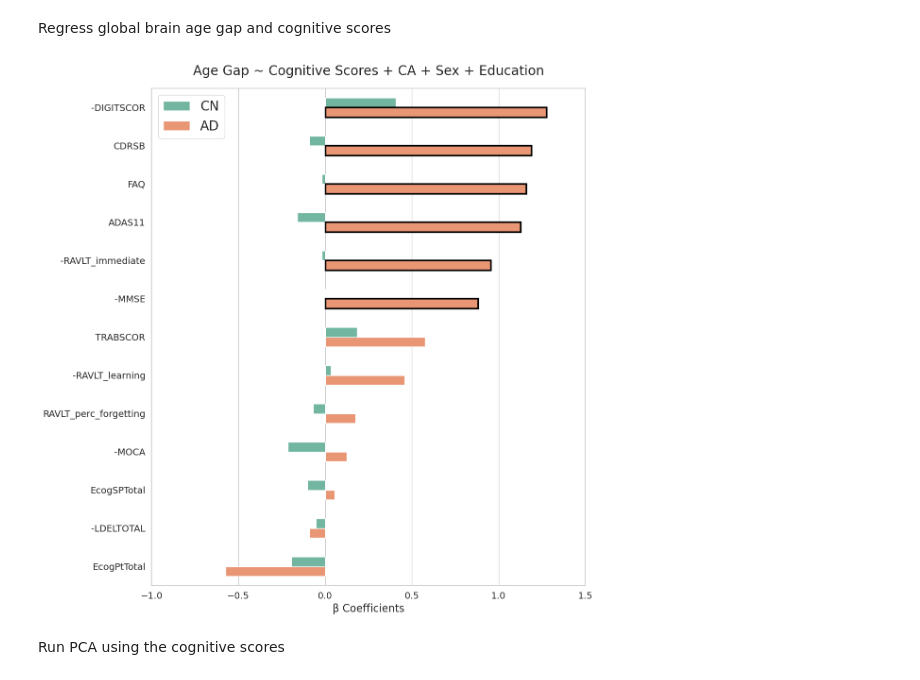
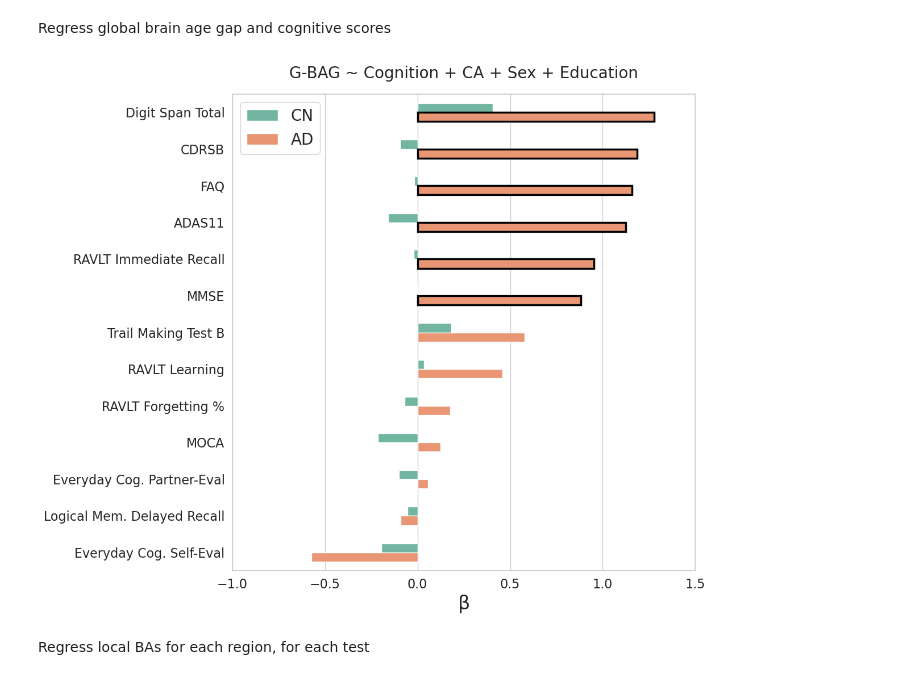
Before and after one commit to SamAndTheSun/Graph_UNet, a Jupyter notebook: notebooks/AD_analysis.ipynb, the cells around one changed output. Drawn from its saved outputs; the diff is of its cells as text; code cells hidden in the pictures.

```diff
--- a/notebooks/AD_analysis.ipynb
+++ b/notebooks/AD_analysis.ipynb
@@ -144,6 +144,18 @@ global_results.to_csv(f'{output_dir}global_cog_tests.csv')
 # %%
 # Load in the global results and add a column for overlap
 global_results = pd.read_csv(f'{output_dir}global_cog_tests.csv')
+
+# Replace certain tests to make them more readable
+global_results['test'] = global_results['test'].replace({
+    'DIGITSCOR': 'Digit Span Total',
+    'RAVLT_immediate': 'RAVLT Immediate Recall',
+    'TRABSCOR': 'Trail Making Test B',
+    'RAVLT_learning': 'RAVLT Learning',
+    'RAVLT_perc_forgetting': 'RAVLT Forgetting %',
+    'EcogSPTotal': 'Everyday Cog. Partner-Eval',
+    'LDELTOTAL': 'Logical Mem. Delayed Recall',
+    'EcogPtTotal': 'Everyday Cog. Self-Eval'
+})
 
 # Set style
 sns.set(style='whitegrid')
@@ -159,39 +171,39 @@ sorted_order = (
     .groupby(y_axis)[x_axis]
     .max()
     .sort_values(ascending=False)
     .index
 )
 
 # Create the basic plot
-fig, ax = plt.subplots(figsize=(12, 12))
+fig, ax = plt.subplots(figsize=(12, 10))
 sns.barplot(
     data=global_results,
     y=y_axis,
     x=x_axis,
     hue=hue,
     palette='Set2',
     ax=ax,
     width=0.5,
     order=sorted_order
 )
 
-plt.title('Age Gap ~ Cognitive Scores + CA + Sex + Education', fontsize=20, pad=20)
-plt.xlabel('β Coefficients', fontsize=16)
+plt.title('G-BAG ~ Cognition + CA + Sex + Education', fontsize=20, pad=20)
+plt.xlabel('β', fontsize=24)
 plt.ylabel('')
 
 plt.legend(fontsize=20)
 
 plt.xlim([-1, 1.5])
-plt.xticks(fontsize=14)
-plt.yticks(fontsize=14)
+plt.xticks(fontsize=16)
+plt.yticks(fontsize=16)
 
-# Bold significant bars — still needs ax, so keep this part as-is
+# Bold significant bars
 bold_significant_bars(global_results, plt.gca(), y_axis, hue, hue_order=['CN', 'AD'])
 
 # Save figure
 plt.tight_layout()
 plt.savefig(f'{output_dir}global_cog_barplot.png', dpi=300)
 # %% [output]
-[figure, old version]
+[figure, new version]
 # %% [markdown]
-Run PCA using the cognitive scores
+Regress local BAs for each region, for each test
```
Also changed, not shown: parts of 10 cells of this notebook, 3 other files.
